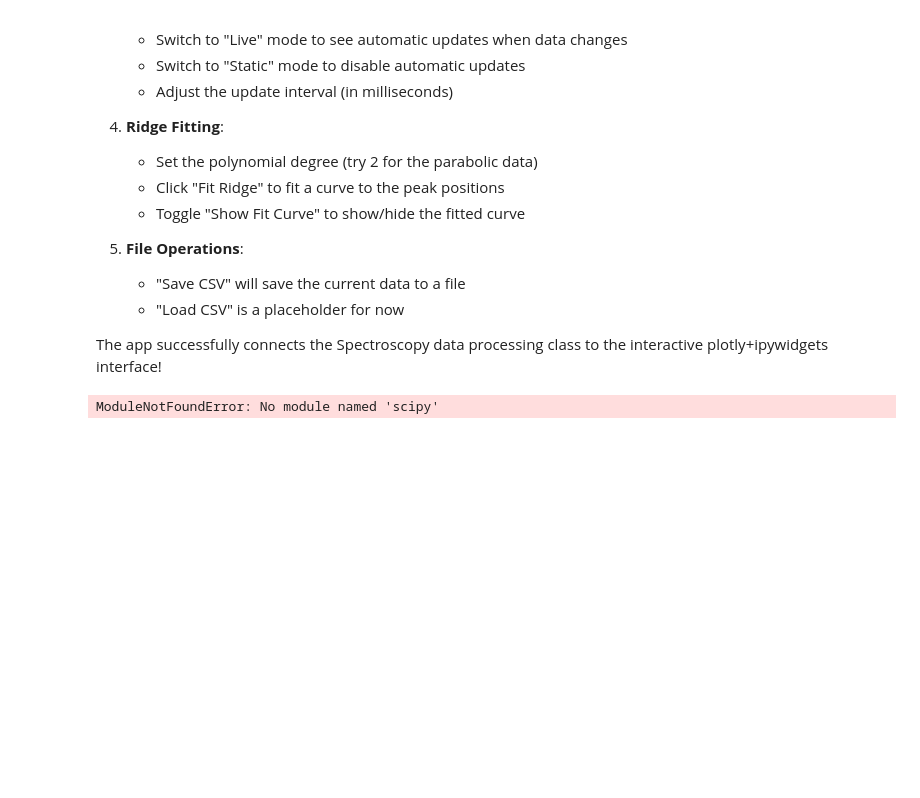
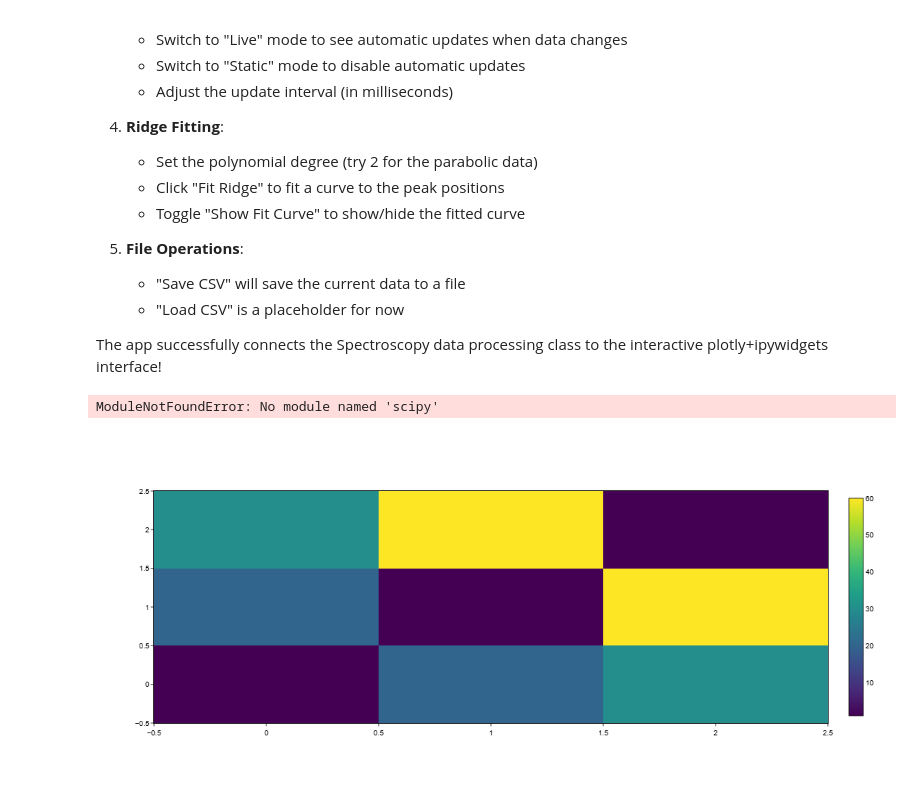
Before and after one commit to ikaryss/pyquac-light, a Jupyter notebook: interactive_app_demo.ipynb, the cells around one changed output. Saved outputs shown, nothing was run; the diff lists cells and outputs as text; code cells hidden in the pictures; blank space fills up the shorter version.

```diff
--- a/interactive_app_demo.ipynb
+++ b/interactive_app_demo.ipynb
@@ -186,3 +189,66 @@ fig.add_annotation(dict(
 fig
 # %% [output]
 ModuleNotFoundError: No module named 'scipy'
+# %%
+import plotly.graph_objects as go
+
+# Example 3×3 data
+z = [
+    [1, 20, 30],
+    [20, 1, 60],
+    [30, 60, 1]
+]
+
+fig = go.Figure(data=go.Heatmap(
+    z=z,
+    colorscale='Viridis',  # matches Matplotlib's default 'viridis' colormap
+    showscale=True,
+    colorbar=dict(
+        thickness=20,               # bar thickness in pixels
+        outlinewidth=0.8,           # border width (pts)
+        outlinecolor='black',       # border color
+        ticklen=3.5,                # tick length (pts)
+        tickwidth=0.8,              # tick width (pts)
+        tickcolor='black',          # tick color
+        tickfont=dict(
+            size=10,                # tick label font size
+            family='sans-serif',    # tick label font family
+            color='black'
+        )
+    )
+))
+
+fig.update_layout(
+    width=640,                      # 6.4 in × 100 dpi :contentReference[oaicite:10]{index=10}
+    height=480,                     # 4.8 in × 100 dpi :contentReference[oaicite:11]{index=11}
+    font=dict(
+        family='sans-serif',        # default font family :contentReference[oaicite:12]{index=12}
+        size=10,                    # default font size :contentReference[oaicite:13]{index=13}
+        color='black'
+    ),
+    paper_bgcolor='white',          # matches figure.facecolor :contentReference[oaicite:14]{index=14}
+    plot_bgcolor='white',           # matches axes.facecolor :contentReference[oaicite:15]{index=15}
+    margin=dict(l=80, r=80, t=80, b=80),
+    xaxis=dict(
+        showline=True,
+        linecolor='black',          # spine color :contentReference[oaicite:16]{index=16}
+        mirror=True,                # show all four spines
+        ticks='outside',
+        ticklen=3.5,                # tick length :contentReference[oaicite:17]{index=17}
+        tickwidth=0.8,              # tick width :contentReference[oaicite:18]{index=18}
+        tickcolor='black'
+    ),
+    yaxis=dict(
+        showline=True,
+        linecolor='black',          # spine color :contentReference[oaicite:19]{index=19}
+        mirror=True,
+        ticks='outside',
+        ticklen=3.5,                # tick length :contentReference[oaicite:20]{index=20}
+        tickwidth=0.8,              # tick width :contentReference[oaicite:21]{index=21}
+        tickcolor='black'
+    ),
+)
+
+fig.show()
+# %% [output]
+[figure, added]
```
Also changed, not shown: parts of 1 cell of this notebook, 3 other files.
